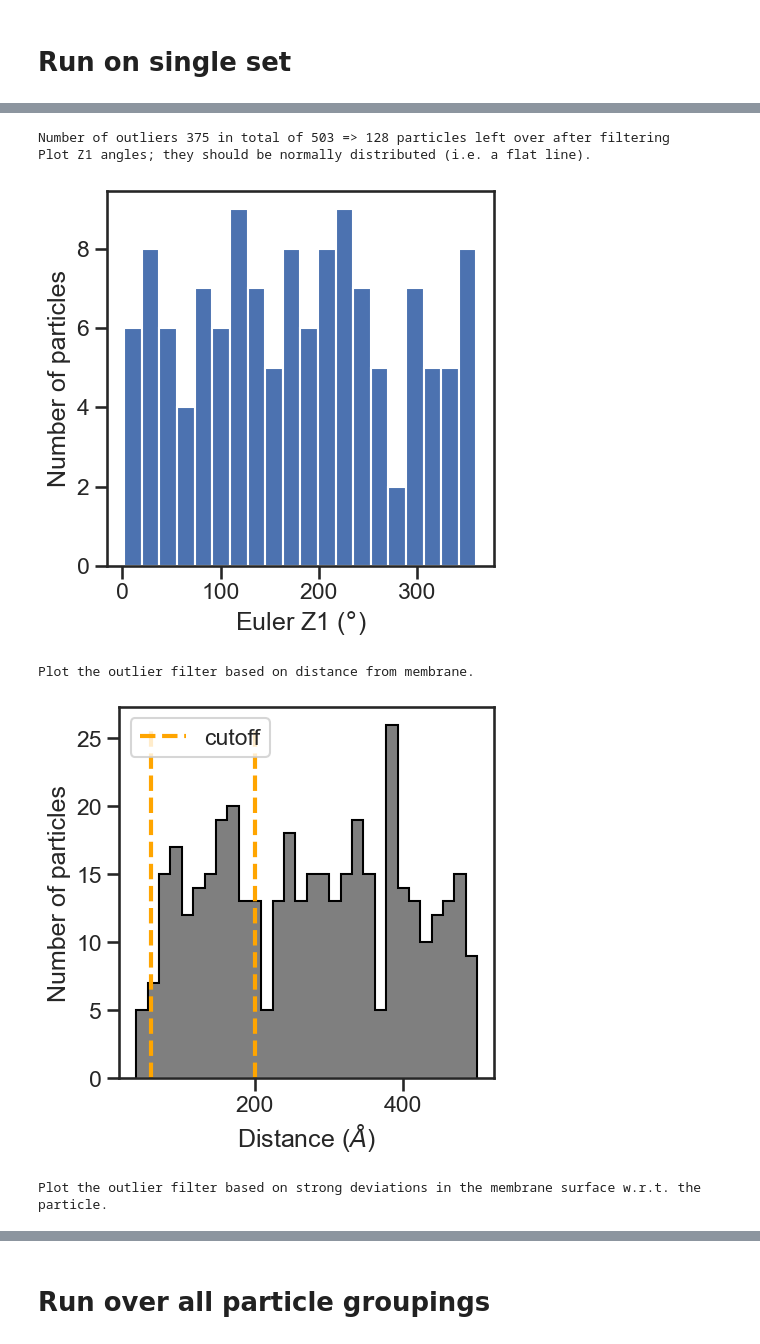
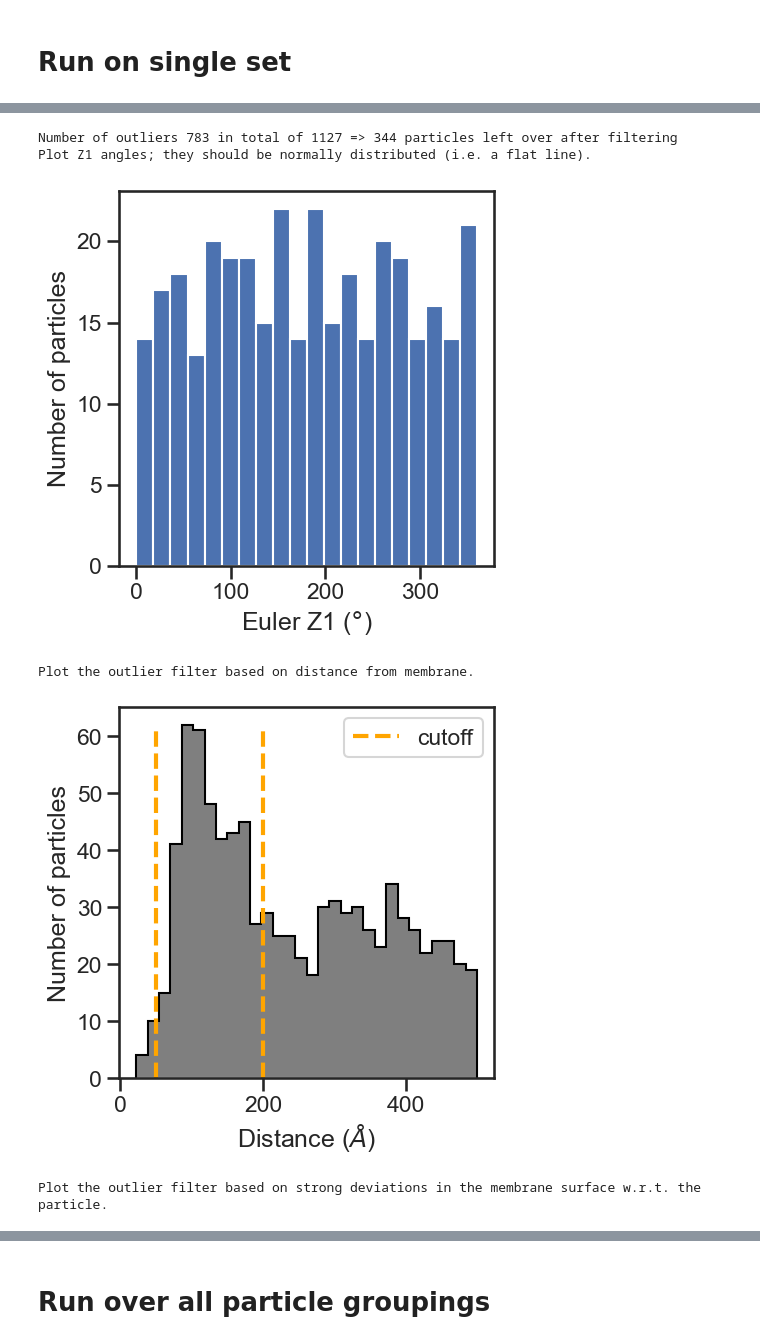
Before and after one commit to McHaillet/ribosome-membrane-orientation, a Jupyter notebook: orientation_analysis.ipynb, the cells around one changed output, grey strips where cells are left out. Cells and saved outputs as stored; diff of their text form; code cells hidden in the pictures.

```diff
--- a/orientation_analysis.ipynb
+++ b/orientation_analysis.ipynb
@@ -156,7 +494,7 @@ def write_clusters(particle_list, clusters):
 # %% [markdown]
 # Run on single set
 # %%
-data = '1_Allribos_unfiltered'
+data = '2_Allribos_active'
 
 # particle data
 particle_path = pathlib.Path('2Starfiles').joinpath(data).joinpath(data + '.star')
@@ -482,7 +528,7 @@ param_verbose = False
 
 
 # call function
-n = 5   # run only on the first n tomograms
+n = 10   # run only on the first n tomograms
 distances_voxels_np, stds_np, zxzs_np = orientation_analysis(
     input_particles,
     input_tomogram_list[:n],   # @lena: remove the '[:n]' in these three lines to run on the whole set!
@@ -504,33 +555,33 @@ distances_voxels_np, stds_np, zxzs_np = orientation_analysis(
 # %%
 # ============= SET PARAMETERS ============
 param_output_name = None  # replace with for writing figures: pathlib.Path('SOME_DIRECTORY')
 param_voxel_size = param_voxel_size_segmentation
-param_distance_range = (60, 200)  # min and max cut off for distance to membrane in Å
+param_distance_range = (50, 200)  # min and max cut off for distance to membrane in Å
 param_axis_distance_limit = 500  # show distance to membrane up to this value in histograms in Å
-param_angle_std_cutoff = 10  # cut off for std of angles, max. 10
+param_angle_std_cutoff = 5  # cut off for std of angles, max. 10
 param_nbins = 30  # number of bins for histogram
 
 # =========================================
 
 # convert distance to angstrom
 distances_angstrom = distances_voxels_np * param_voxel_size if param_voxel_size is not None else distances_voxels_np
 
 
 output_rot_filtered = remove_outliers(
     distances_angstrom,
     stds_np,
     zxzs_np,
     param_distance_range,
     param_angle_std_cutoff,
     param_axis_distance_limit,
     param_nbins,
     param_voxel_size,
     param_output_name  #pathlib.Path("3Orientation/6_OMMribos_active")
 )
 # %% [output]
-Number of outliers 375 in total of 503 => 128 particles left over after filtering
+Number of outliers 783 in total of 1127 => 344 particles left over after filtering
 Plot Z1 angles; they should be normally distributed (i.e. a flat line).
-[figure, old version]
+[figure, new version]
 Plot the outlier filter based on distance from membrane.
-[figure, old version]
+[figure, new version]
 Plot the outlier filter based on strong deviations in the membrane surface w.r.t. the particle.
```
Also changed, not shown: parts of 16 cells of this notebook.
